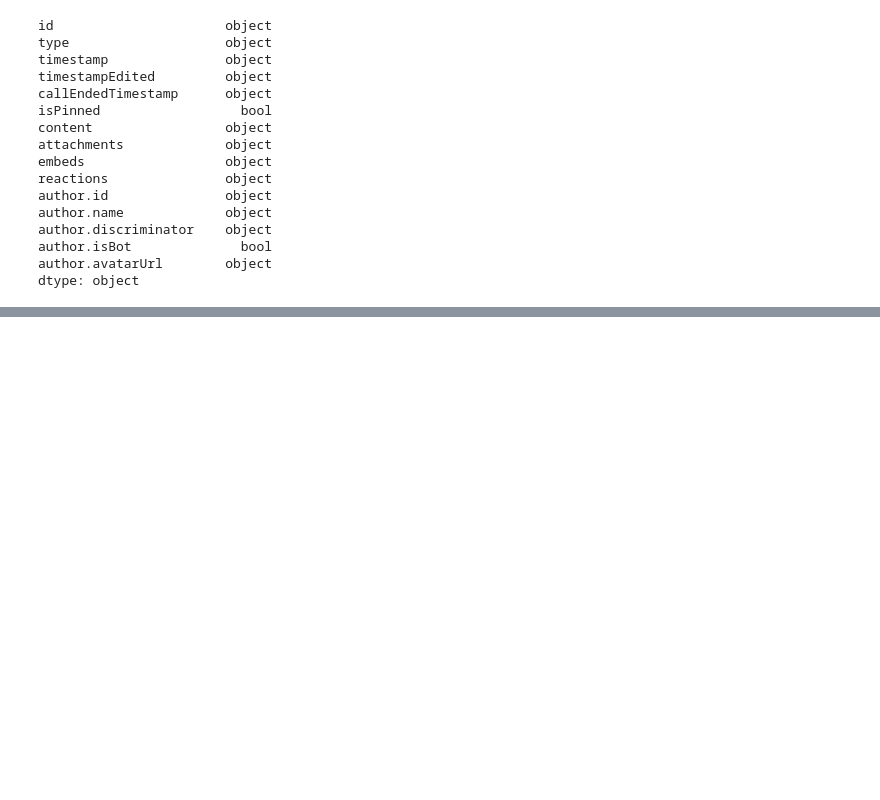
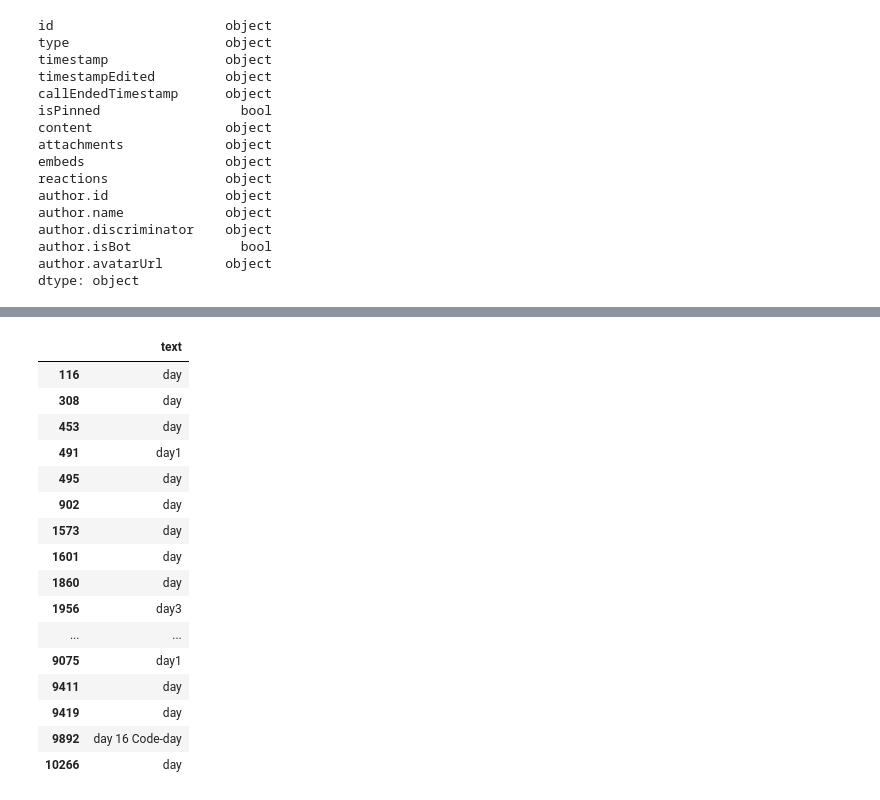
Before and after one commit to ShivanS93/progressDiscordData, a Jupyter notebook: progressDiscordChatAnalysis.ipynb, the cells around one changed output, grey strips where cells are left out. Saved outputs shown, nothing was run; the diff lists cells and outputs as text; code cells hidden in the pictures; blank space fills up the shorter version.

```diff
--- a/progressDiscordChatAnalysis.ipynb
+++ b/progressDiscordChatAnalysis.ipynb
@@ -7,6 +7,10 @@ import pandas as pd
 import matplotlib.pyplot as plt
 import seaborn as sns
 import numpy as np
+import spacy
+
+spacy.prefer_gpu()
+nlp = spacy.load("en_core_web_sm")
 
 import json
 import os
@@ -63,0 +143,6 @@ len(df['author.name'].unique())
+# %%
+content_list = [df['content'][x] for x in range(len(df['content']))]
+doc = nlp(str(content_list))
+
+dfnc = pd.DataFrame([chunk.text for chunk in doc.noun_chunks], columns=['text'])
+dfnc.value_counts().head(30)
@@ -63,0 +167,20 @@ len(df['author.name'].unique())
+# %%
+dfnc[dfnc['text'].str.startswith('day')]
+# %% [output]
+|  | text |
+| 116 | day |
+| 308 | day |
+| 453 | day |
+| 491 | day1 |
+| 495 | day |
+| 902 | day |
+| 1573 | day |
+| 1601 | day |
+| 1860 | day |
+| 1956 | day3 |
+| ... | ... |
+| 9075 | day1 |
+| 9411 | day |
+| 9419 | day |
+| 9892 | day 16 Code-day |
+| 10266 | day |
```
Also changed, not shown: parts of 8 cells of this notebook.
